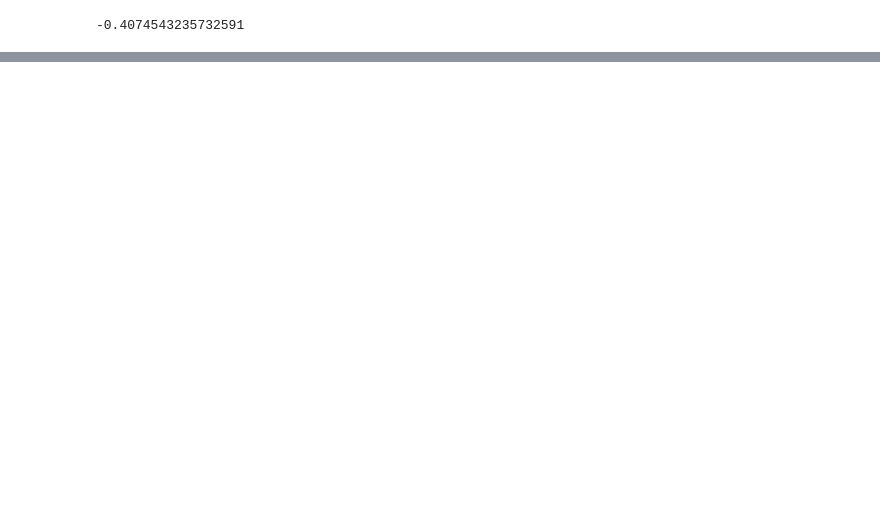
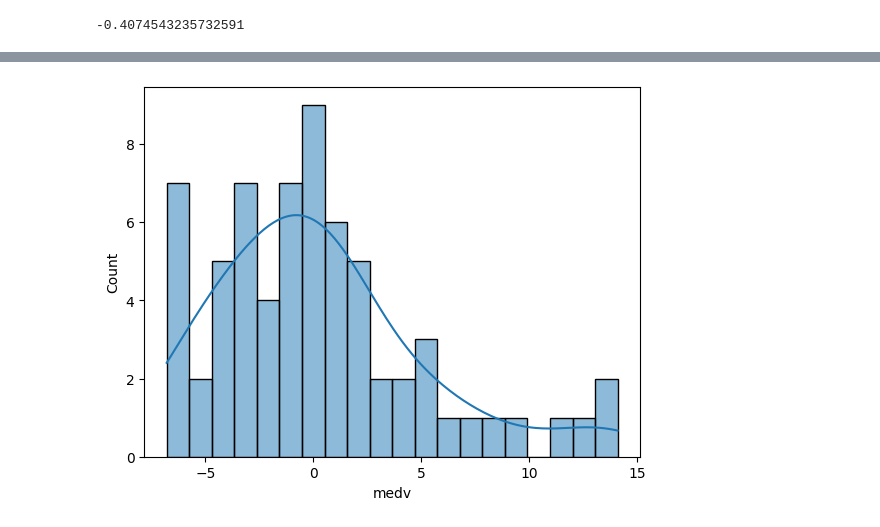
Before and after one commit to stefkong1982/-, a Jupyter notebook: Analitika_bol'shih_dannyh/Mashinnoe_obuchenie_i_Data_Science/Homework_template.ipynb, the cells around one changed output, grey strips where cells are left out. Cells and saved outputs as stored; diff of their text form; code cells hidden in the pictures; blank space fills up the shorter version.

```diff
--- a/Analitika_bol'shih_dannyh/Mashinnoe_obuchenie_i_Data_Science/Homework_template.ipynb
+++ b/Analitika_bol'shih_dannyh/Mashinnoe_obuchenie_i_Data_Science/Homework_template.ipynb
@@ -65,0 +93,14 @@ from sklearn.metrics import mean_squared_error
+# %%
+# Сформируем X и y из df, выбрав нужные колонки
+X = df[['crim', 'zn', 'indus', 'chas', 'nox', 'rm', 'age', 'dis', 'rad', 'tax', 'ptratio', 'black', 'lstat']] # Признаки
+y = df['medv']  # Целевая переменная
+# %%
+from sklearn.model_selection import train_test_split
+from sklearn.linear_model import LinearRegression
+
+# Разделение на обучающий и тестовый наборы
+X_train, X_test, y_train, y_test = train_test_split(X, y, test_size=0.2, random_state=42)
+
+# Создание и обучение модели
+model = LinearRegression()
+model.fit(X_train, y_train)
@@ -65,0 +111,3 @@ from sklearn.metrics import mean_squared_error
+# %%
+# Получение прогнозов на тестовой выборке
+y_pred = model.predict(X_test)
@@ -65,0 +164,6 @@ from sklearn.metrics import mean_squared_error
+# %%
+# Созданем гистограмму остатков с использованием библиотеки seaborn
+sns.histplot((y_test-y_pred), kde=True, bins=20)
+plt.show()
+# %% [output]
+[figure, added]
```
Also changed, not shown: parts of 30 cells of this notebook.
